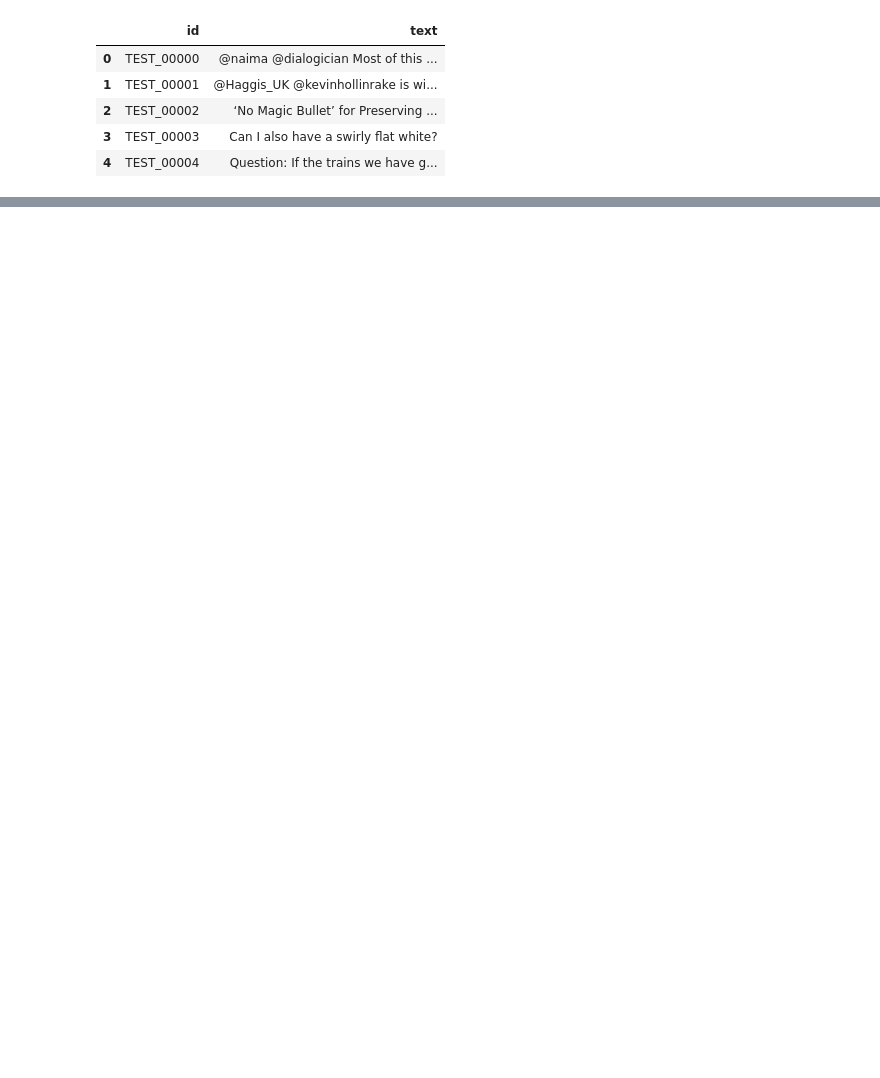
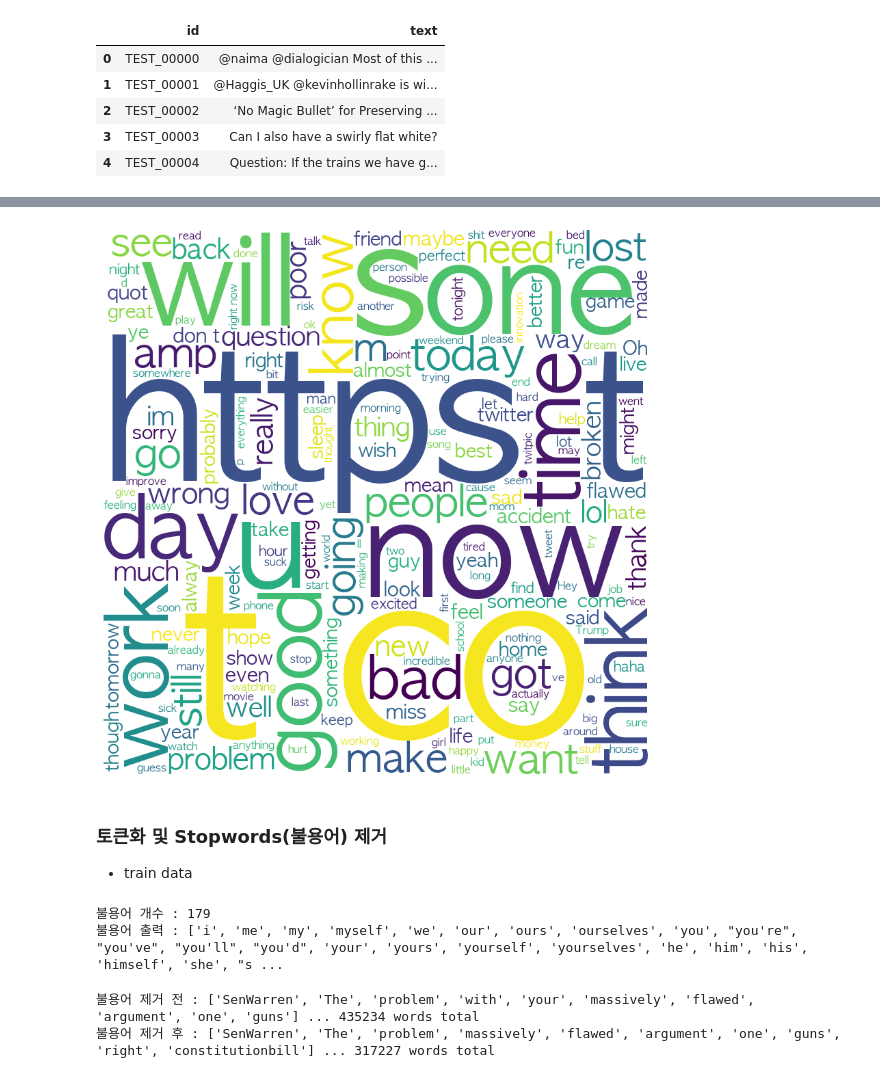
Before and after one commit to Daehyun-Bigbread/Bigbread-Data-Science, a Jupyter notebook: Projects/yongin ai hackton/yongin ai.ipynb, the cells around one changed output, grey strips where cells are left out. Cells and saved outputs as stored; diff of their text form; code cells hidden in the pictures; blank space fills up the shorter version.

```diff
--- a/Projects/yongin ai hackton/yongin ai.ipynb
+++ b/Projects/yongin ai hackton/yongin ai.ipynb
@@ -35,0 +118,74 @@ test.head()
+# %%
+# 2. Stopwords 및 특수문자 필터링을 위한 준비
+
+comment_words = ''
+stopwords = set(STOPWORDS)
+
+tokenized_text = []
+
+# 3. 문장 데이터를 단어화하기
+for val in train_data["text"]:
+
+  # 문장을 string으로 만들기
+  val = str(val)
+
+  # 문장을 쪼개기
+  tokens = val.split()
+
+  tokenized_text.append(tokens)
+  comment_words += " ".join(tokens) + " "
+
+wordcloud = WordCloud(width = 800, height = 800,
+                font_path='AppleGothic.ttf',
+                background_color ='white',
+                stopwords = stopwords,
+                min_font_size = 10).generate(comment_words)
+
+# plot the WordCloud image
+plt.figure(figsize = (8, 8), facecolor = None)
+plt.imshow(wordcloud)
+plt.axis("off")
+plt.tight_layout(pad = 0)
+
+plt.show()
+# %% [output]
+[figure, added]
+# %% [markdown]
+### 토큰화 및 Stopwords(불용어) 제거
+- train data
+# %%
+from nltk.corpus import stopwords
+from nltk.tokenize import word_tokenize
+import re
+
+stop_words_list = stopwords.words('english')
+print('불용어 개수 :', len(stop_words_list))
+print('불용어 출력 :',stop_words_list)
+# %% [output]
+불용어 개수 : 179
+불용어 출력 : ['i', 'me', 'my', 'myself', 'we', 'our', 'ours', 'ourselves', 'you', "you're", "you've", "you'll", "you'd", 'your', 'yours', 'yourself', 'yourselves', 'he', 'him', 'his', 'himself', 'she', "s ...
+# %%
+# 'text' 열의 데이터를 선택
+train = train_data['text'].str.cat(sep=' ')  # 모든 행의 'text' 데이터를 하나의 문자열로 결합
+
+# HTML 엔터티 제거
+train = unescape(train)
+
+# @와 기타 특수 기호 제거
+train = re.sub(r'\W*\b\w{1,2}\b', '', train)  # @mention 제거
+train = re.sub(r'[^\w\s]', '', train)  # 특수 기호 제거 (알파벳, 숫자, 공백을 제외한 모든 문자 제거)
+
+stop_words = set(stopwords.words('english'))
+
+word_tokens_train = word_tokenize(train)
+
+result = []
+for word in word_tokens_train:
+    if word not in stop_words:
+        result.append(word)
+
+print('불용어 제거 전 :', word_tokens_train[:10], "...", len(word_tokens_train), "words total")
+print('불용어 제거 후 :', result[:10], "...", len(result), "words total")
+# %% [output]
+불용어 제거 전 : ['SenWarren', 'The', 'problem', 'with', 'your', 'massively', 'flawed', 'argument', 'one', 'guns'] ... 435234 words total
+불용어 제거 후 : ['SenWarren', 'The', 'problem', 'massively', 'flawed', 'argument', 'one', 'guns', 'right', 'constitutionbill'] ... 317227 words total
```
Also changed, not shown: parts of 25 cells of this notebook, 11 other files.
